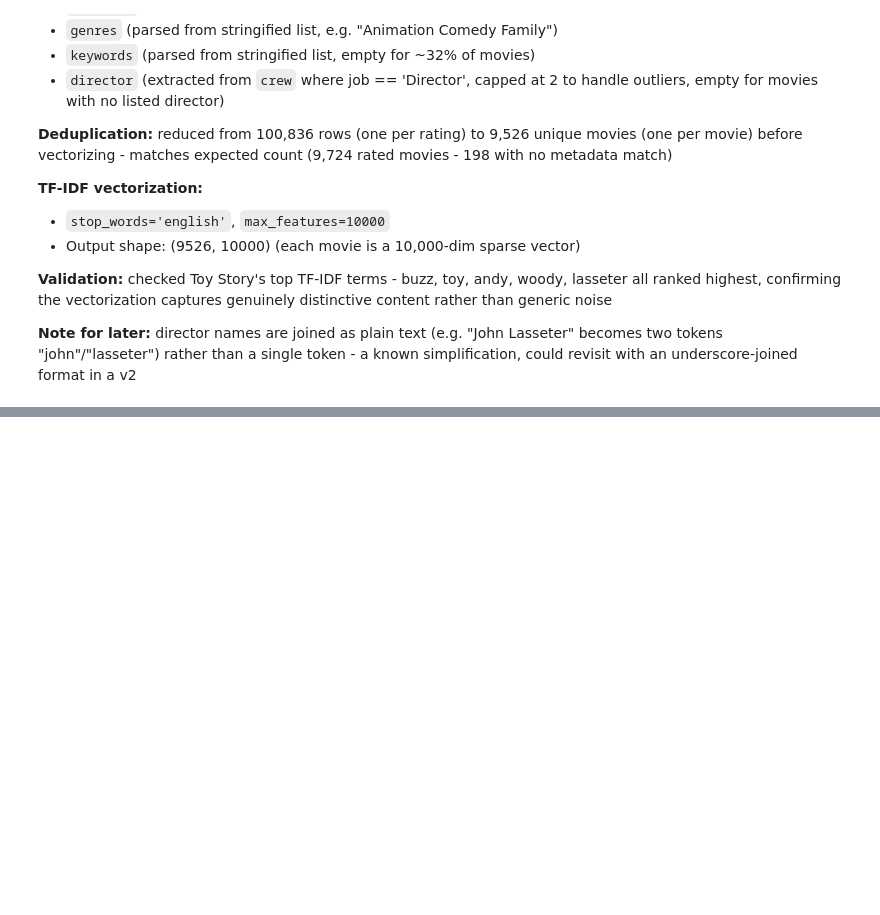
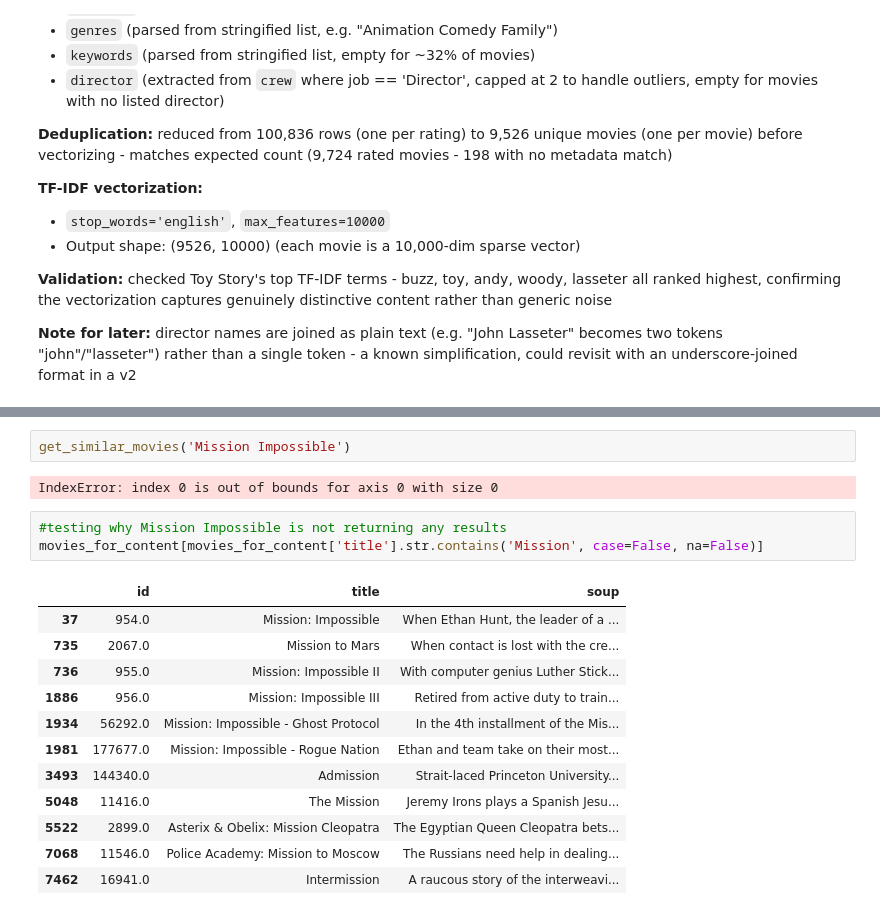
Before and after one commit to leajadaa/movie-recommender, a Jupyter notebook: notebooks/01_eda.ipynb, the cells around one changed output, grey strips where cells are left out. Drawn from its saved outputs; the diff is of its cells as text; blank space fills up the shorter version.

```diff
--- a/notebooks/01_eda.ipynb
+++ b/notebooks/01_eda.ipynb
@@ -785,0 +856,20 @@ underscore-joined format in a v2
+# %%
+get_similar_movies('Mission Impossible')
+# %% [output]
+IndexError: index 0 is out of bounds for axis 0 with size 0
+# %%
+#testing why Mission Impossible is not returning any results
+movies_for_content[movies_for_content['title'].str.contains('Mission', case=False, na=False)]
+# %% [output]
+|  | id | title | soup |
+| 37 | 954.0 | Mission: Impossible | When Ethan Hunt, the leader of a ... |
+| 735 | 2067.0 | Mission to Mars | When contact is lost with the cre... |
+| 736 | 955.0 | Mission: Impossible II | With computer genius Luther Stick... |
+| 1886 | 956.0 | Mission: Impossible III | Retired from active duty to train... |
+| 1934 | 56292.0 | Mission: Impossible - Ghost Protocol | In the 4th installment of the Mis... |
+| 1981 | 177677.0 | Mission: Impossible - Rogue Nation | Ethan and team take on their most... |
+| 3493 | 144340.0 | Admission | Strait-laced Princeton University... |
+| 5048 | 11416.0 | The Mission | Jeremy Irons plays a Spanish Jesu... |
+| 5522 | 2899.0 | Asterix & Obelix: Mission Cleopatra | The Egyptian Queen Cleopatra bets... |
+| 7068 | 11546.0 | Police Academy: Mission to Moscow | The Russians need help in dealing... |
+| 7462 | 16941.0 | Intermission | A raucous story of the interweavi... |
```
Also changed, not shown: parts of 18 cells of this notebook.
